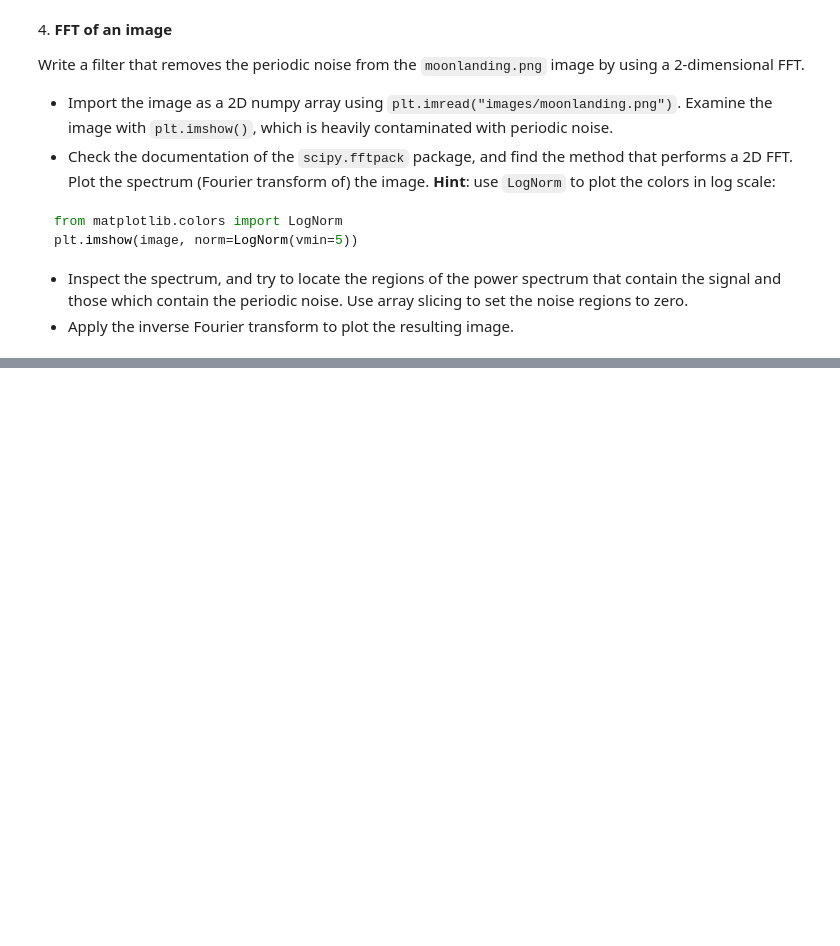
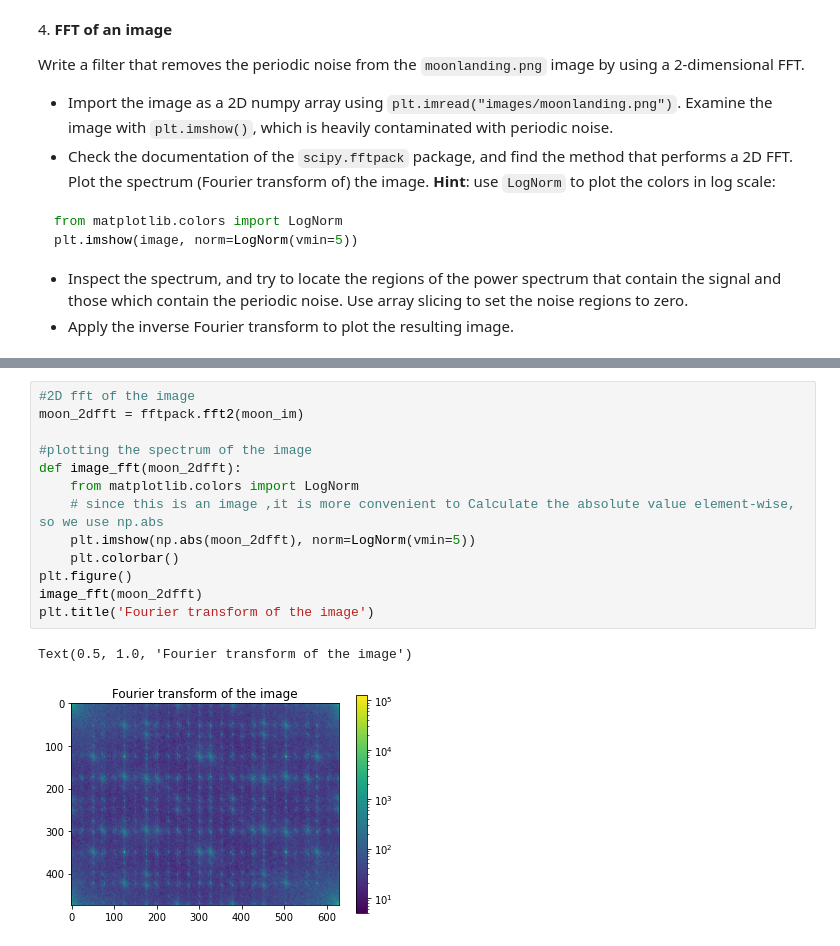
Before and after one commit to shalinimada/ScientificComputingWithPython2022, a Jupyter notebook: 09ex_numerical.ipynb, the cells around one changed output, grey strips where cells are left out. Cells and saved outputs as stored; diff of their text form; blank space fills up the shorter version.

```diff
--- a/09ex_numerical.ipynb
+++ b/09ex_numerical.ipynb
@@ -176,0 +198,16 @@ FileNotFoundError: [Errno 2] No such file or directory: 'images/moonlanding.png'
+# %%
+#2D fft of the image
+moon_2dfft = fftpack.fft2(moon_im)
+
+#plotting the spectrum of the image
+def image_fft(moon_2dfft):
+    from matplotlib.colors import LogNorm
+    # since this is an image ,it is more convenient to Calculate the absolute value element-wise, so we use np.abs
+    plt.imshow(np.abs(moon_2dfft), norm=LogNorm(vmin=5))
+    plt.colorbar()
+plt.figure()
+image_fft(moon_2dfft)
+plt.title('Fourier transform of the image')
+# %% [output]
+Text(0.5, 1.0, 'Fourier transform of the image')
+[figure, added]
```
Also changed, not shown: parts of 5 cells of this notebook.
